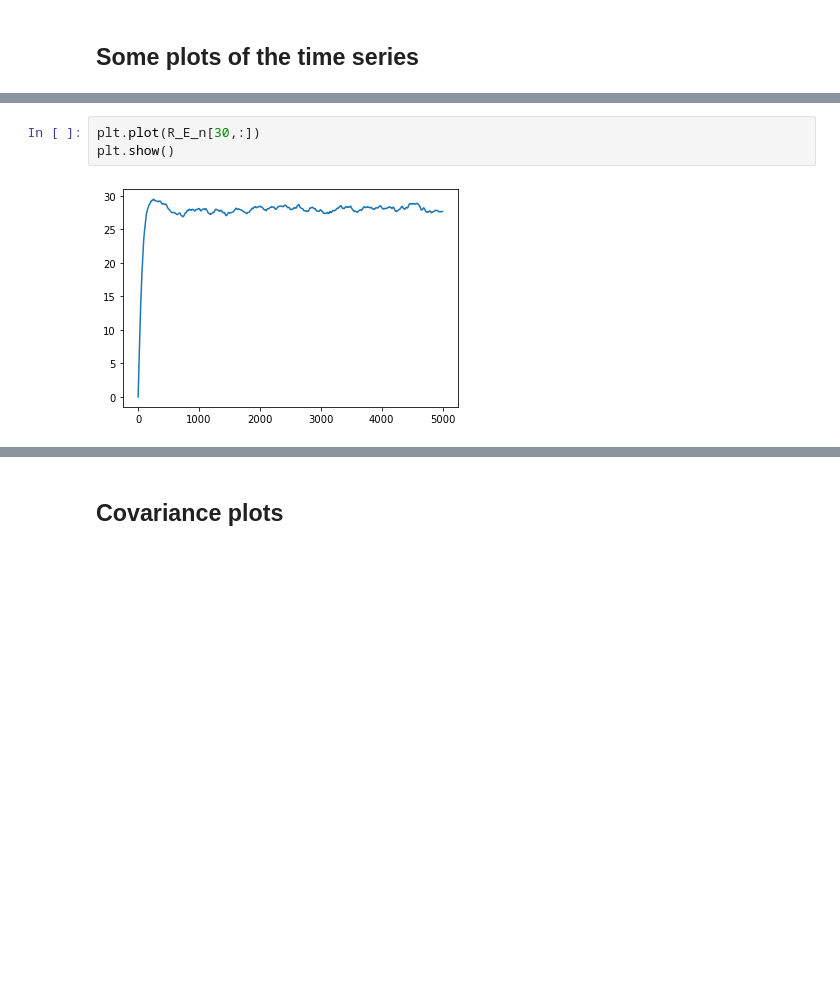
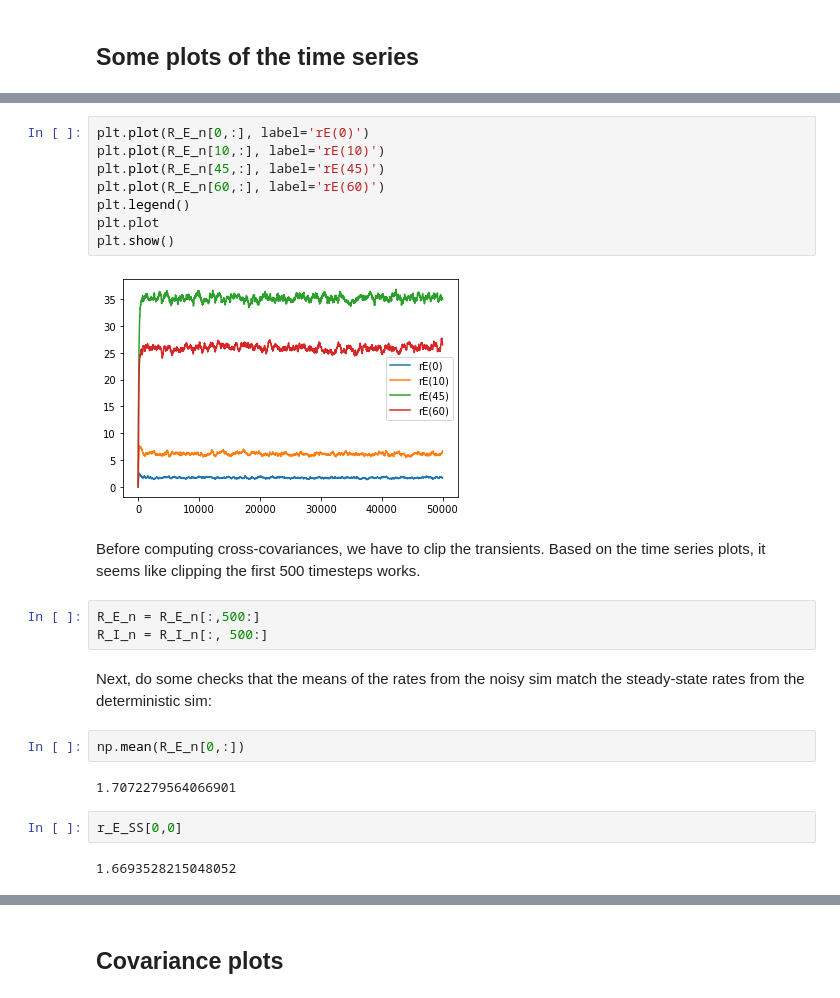
Before and after one commit to alexnegron/SCGB-Fellowship, a Jupyter notebook: Noisy model.ipynb, the cells around one changed output, grey strips where cells are left out. Saved outputs shown, nothing was run; the diff lists cells and outputs as text; blank space fills up the shorter version.

```diff
--- a/Noisy model.ipynb
+++ b/Noisy model.ipynb
@@ -248,5 +264,25 @@ plt.show()
-# %%
-plt.plot(R_E_n[30,:])
-plt.show()
-# %% [output]
-[figure, removed]
+# %%
+plt.plot(R_E_n[0,:], label='rE(0)')
+plt.plot(R_E_n[10,:], label='rE(10)')
+plt.plot(R_E_n[45,:], label='rE(45)')
+plt.plot(R_E_n[60,:], label='rE(60)')
+plt.legend()
+plt.plot
+plt.show()
+# %% [output]
+[figure, added]
+# %% [markdown]
+Before computing cross-covariances, we have to clip the transients. Based on the time series plots, it seems like clipping the first 500 timesteps works.
+# %%
+R_E_n = R_E_n[:,500:]
+R_I_n = R_I_n[:, 500:]
+# %% [markdown]
+Next, do some checks that the means of the rates from the noisy sim match the steady-state rates from the deterministic sim:
+# %%
+np.mean(R_E_n[0,:])
+# %% [output]
+1.7072279564066901
+# %%
+r_E_SS[0,0]
+# %% [output]
+1.6693528215048052
```
Also changed, not shown: parts of 62 cells of this notebook.
